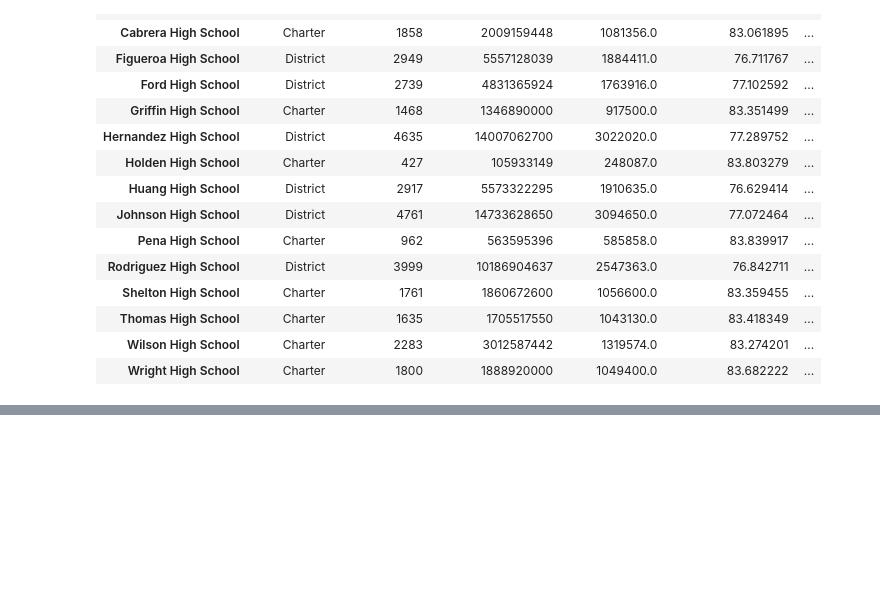
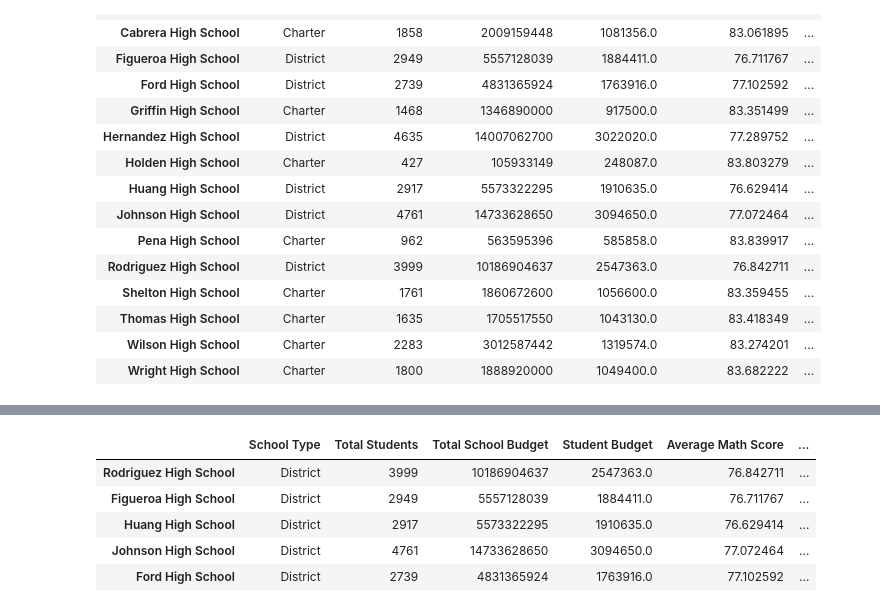
Before and after one commit to erjacobs2/Pandas, a Jupyter notebook: Pandas_school_metrics.ipynb, the cells around one changed output, grey strips where cells are left out. Saved outputs shown, nothing was run; the diff lists cells and outputs as text; code cells hidden in the pictures; blank space fills up the shorter version.

```diff
--- a/Pandas_school_metrics.ipynb
+++ b/Pandas_school_metrics.ipynb
@@ -297,2 +306,11 @@ school_summary
 # %%
-#Top 5 schools with above information
+#Worse 5 schools with above information
+bottom_schools = school_summary.sort_values("Overall Passing Rate")
+bottom_schools.head()
+# %% [output]
+|  | School Type | Total Students | Total School Budget | Student Budget | Average Math Score | ... |
+| Rodriguez High School | District | 3999 | 10186904637 | 2547363.0 | 76.842711 | ... |
+| Figueroa High School | District | 2949 | 5557128039 | 1884411.0 | 76.711767 | ... |
+| Huang High School | District | 2917 | 5573322295 | 1910635.0 | 76.629414 | ... |
+| Johnson High School | District | 4761 | 14733628650 | 3094650.0 | 77.072464 | ... |
+| Ford High School | District | 2739 | 4831365924 | 1763916.0 | 77.102592 | ... |
```
Also changed, not shown: parts of 8 cells of this notebook.
